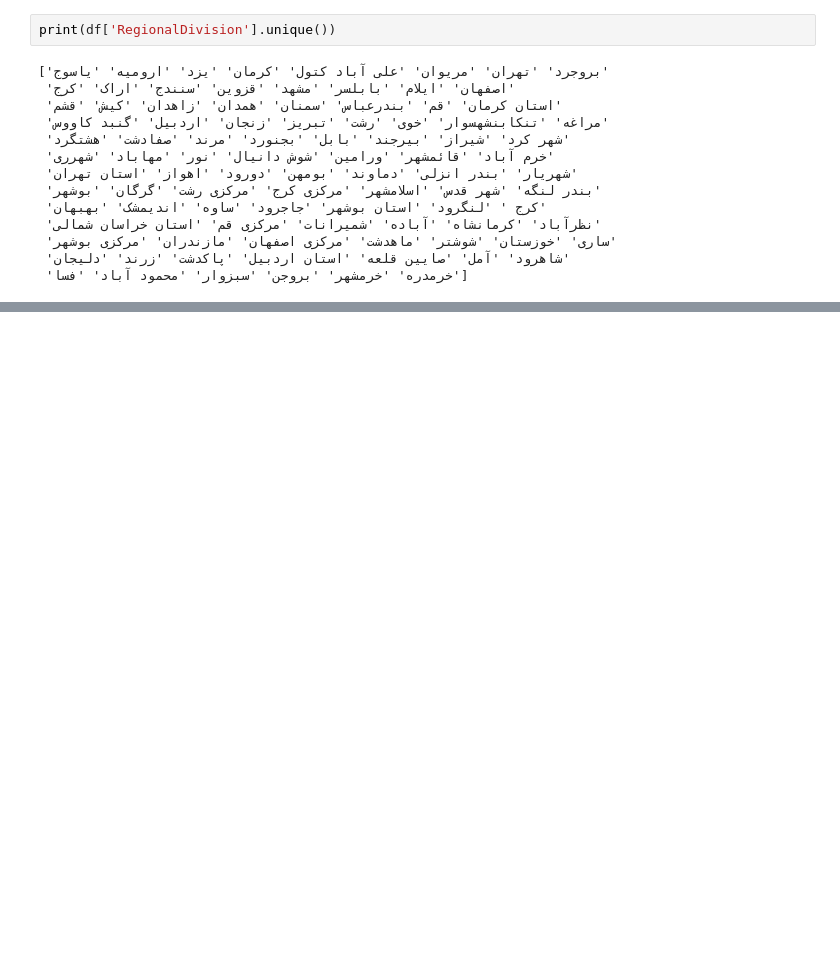
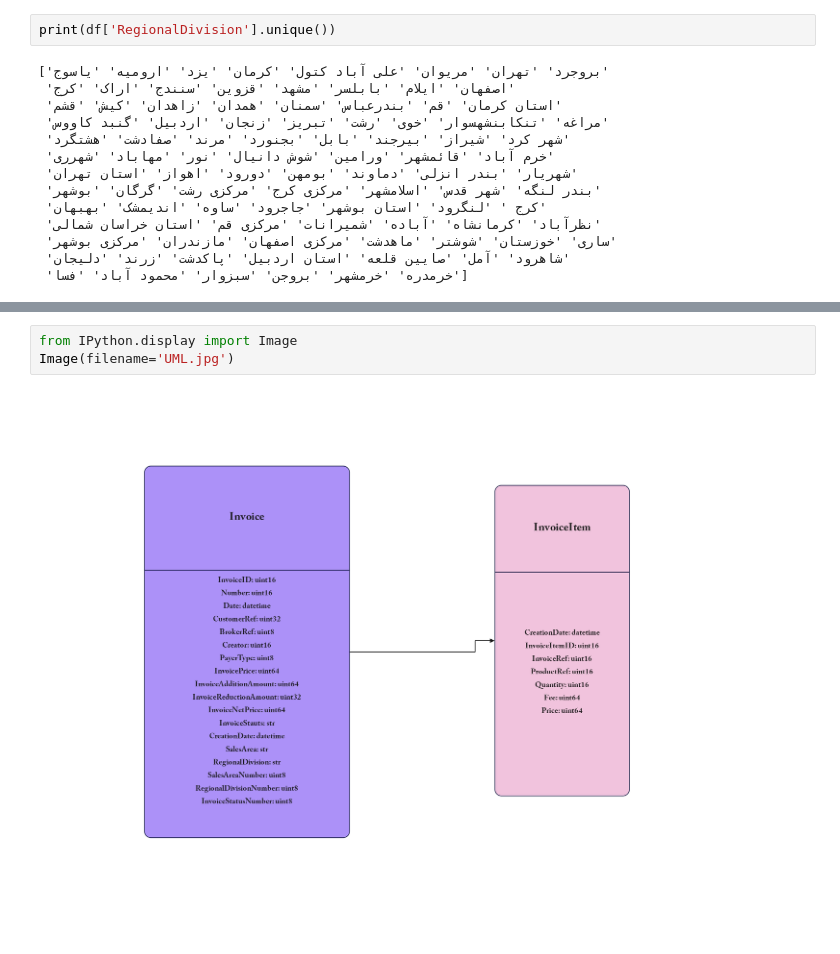
Before and after one commit to mahiiit79/SLSProject, a Jupyter notebook: projcet.ipynb, the cells around one changed output, grey strips where cells are left out. Saved outputs shown, nothing was run; the diff lists cells and outputs as text; blank space fills up the shorter version.

```diff
--- a/projcet.ipynb
+++ b/projcet.ipynb
@@ -255,0 +307,5 @@ df.info()
+# %%
+from IPython.display import Image
+Image(filename='UML.jpg')
+# %% [output]
+[figure, added]
```
Also changed, not shown: parts of 12 cells of this notebook, 1 other file.
